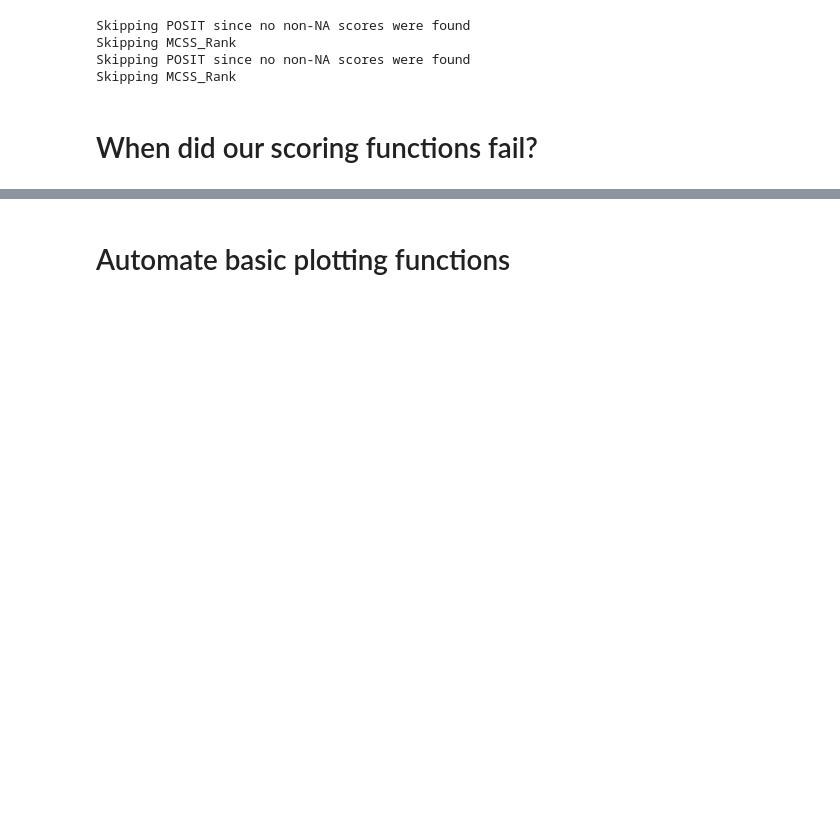
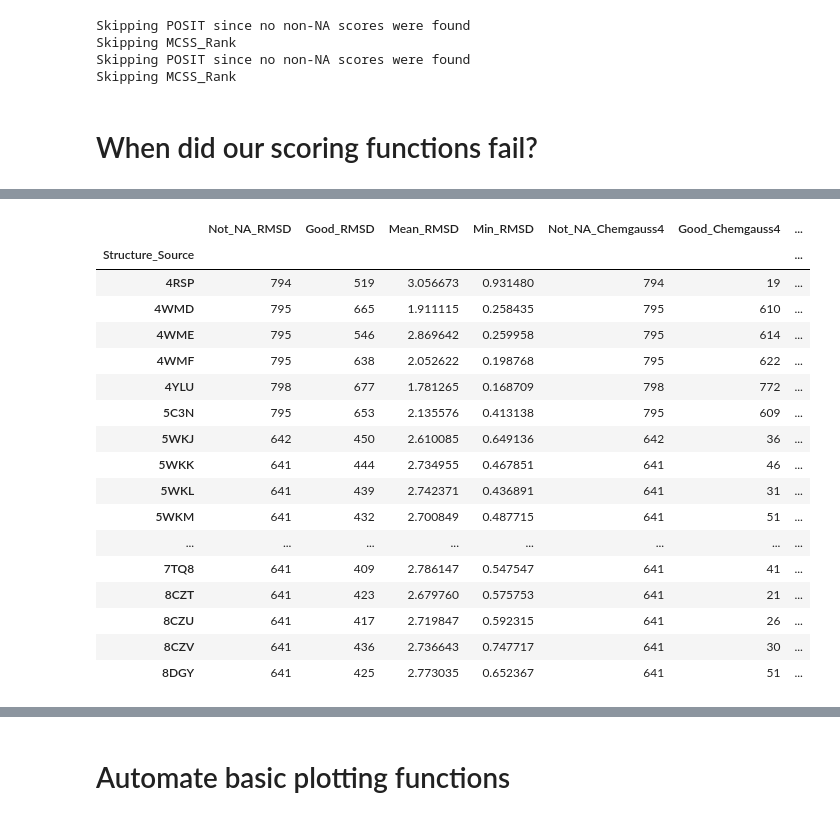
Before and after one commit to asapdiscovery/asapdiscovery, a Jupyter notebook: notebook/analyze-mers-docking-with-api.ipynb, the cells around one changed output, grey strips where cells are left out. Saved outputs shown, nothing was run; the diff lists cells and outputs as text; code cells hidden in the pictures; blank space fills up the shorter version.

```diff
--- a/notebook/analyze-mers-docking-with-api.ipynb
+++ b/notebook/analyze-mers-docking-with-api.ipynb
@@ -54,3 +91,24 @@ Skipping MCSS_Rank
+# %%
+dr.structure_df[dr.structure_df.]
+# %% [output]
+|  | Not_NA_RMSD | Good_RMSD | Mean_RMSD | Min_RMSD | Not_NA_Chemgauss4 | Good_Chemgauss4 | ... |
+| Structure_Source |  |  |  |  |  |  | ... |
+| 4RSP | 794 | 519 | 3.056673 | 0.931480 | 794 | 19 | ... |
+| 4WMD | 795 | 665 | 1.911115 | 0.258435 | 795 | 610 | ... |
+| 4WME | 795 | 546 | 2.869642 | 0.259958 | 795 | 614 | ... |
+| 4WMF | 795 | 638 | 2.052622 | 0.198768 | 795 | 622 | ... |
+| 4YLU | 798 | 677 | 1.781265 | 0.168709 | 798 | 772 | ... |
+| 5C3N | 795 | 653 | 2.135576 | 0.413138 | 795 | 609 | ... |
+| 5WKJ | 642 | 450 | 2.610085 | 0.649136 | 642 | 36 | ... |
+| 5WKK | 641 | 444 | 2.734955 | 0.467851 | 641 | 46 | ... |
+| 5WKL | 641 | 439 | 2.742371 | 0.436891 | 641 | 31 | ... |
+| 5WKM | 641 | 432 | 2.700849 | 0.487715 | 641 | 51 | ... |
+| ... | ... | ... | ... | ... | ... | ... | ... |
+| 7TQ8 | 641 | 409 | 2.786147 | 0.547547 | 641 | 41 | ... |
+| 8CZT | 641 | 423 | 2.679760 | 0.575753 | 641 | 21 | ... |
+| 8CZU | 641 | 417 | 2.719847 | 0.592315 | 641 | 26 | ... |
+| 8CZV | 641 | 436 | 2.736643 | 0.747717 | 641 | 30 | ... |
+| 8DGY | 641 | 425 | 2.773035 | 0.652367 | 641 | 51 | ... |
 # %%
 px.scatter(dr.compound_df,
            x="Not_NA_RMSD",
```
Also changed, not shown: parts of 11 cells of this notebook.
